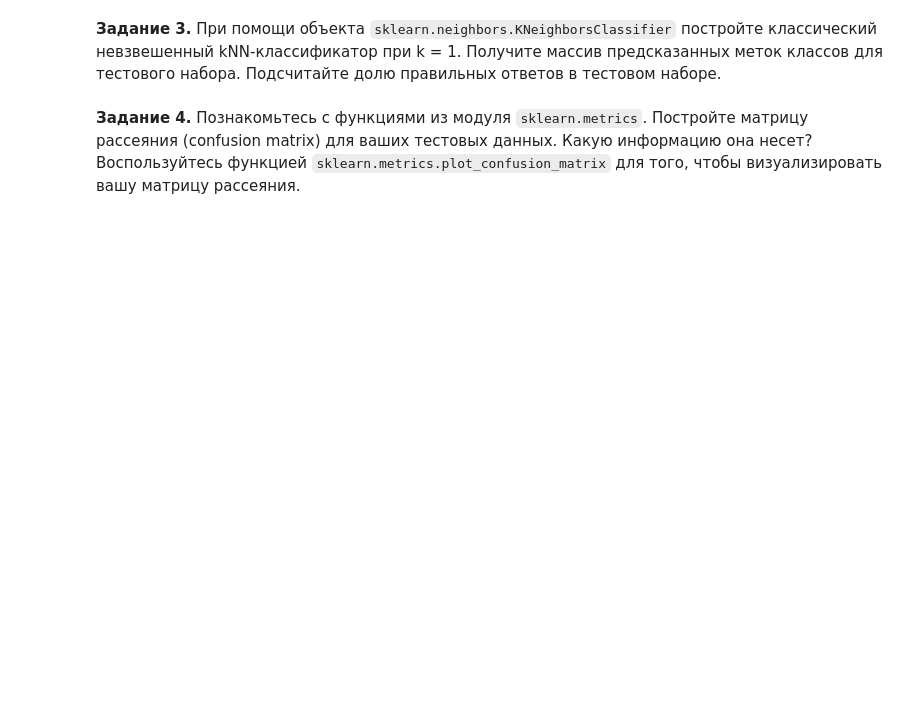
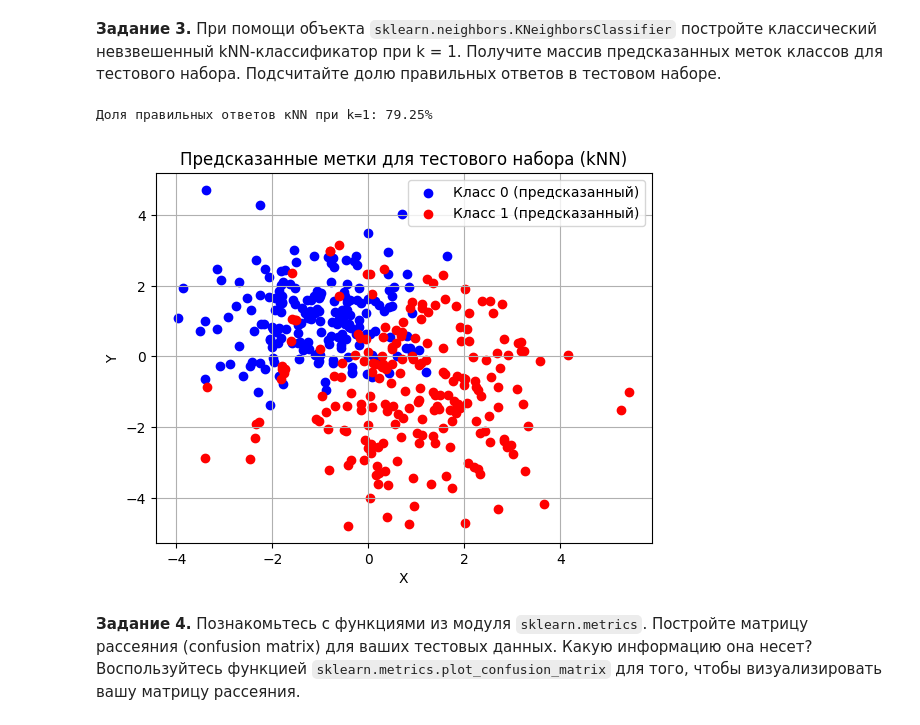
Before and after one commit to PavelPanchuk/AI_LABS, a Jupyter notebook: Lab3-kNN.ipynb, the cells around one changed output. Drawn from its saved outputs; the diff is of its cells as text; code cells hidden in the pictures; blank space fills up the shorter version.

```diff
--- a/Lab3-kNN.ipynb
+++ b/Lab3-kNN.ipynb
@@ -63,2 +152,34 @@
+# %%
+# Импортируем необходимые библиотеки
+from sklearn.neighbors import KNeighborsClassifier
+from sklearn.metrics import accuracy_score
+
+# Создаем kNN-классификатор с k=1
+knn = KNeighborsClassifier(n_neighbors=1)
+
+# Обучаем классификатор на обучающей выборке
+knn.fit(X_train, y_train)
+
+# Получение предсказанных меток для тестового набора
+y_pred = knn.predict(X_test)
+
+# Вычисление доли правильных ответов
+accuracy = accuracy_score(y_test, y_pred)
+
+# Вывод доли правильных ответов
+print(f'Доля правильных ответов кNN при k=1: {accuracy * 100:.2f}%')
+
+# Визуализация результатов классификации на тестовом наборе
+plt.scatter(X_test[y_pred == 0, 0], X_test[y_pred == 0, 1], c='blue', label='Класс 0 (предсказанный)')
+plt.scatter(X_test[y_pred == 1, 0], X_test[y_pred == 1, 1], c='red', label='Класс 1 (предсказанный)')
+plt.xlabel('X')
+plt.ylabel('Y')
+plt.title('Предсказанные метки для тестового набора (kNN)')
+plt.legend()
+plt.grid(True)
+plt.show()
+# %% [output]
+Доля правильных ответов кNN при k=1: 79.25%
+[figure, added]
 # %% [markdown]
 **Задание 4.** Познакомьтесь с функциями из модуля `sklearn.metrics`. Постройте матрицу рассеяния (confusion matrix) для ваших тестовых данных. Какую информацию она несет? Воспользуйтесь функцией `sklearn.metrics.plot_confusion_matrix` для того, чтобы визуализировать вашу матрицу рассеяния.
```
Also changed, not shown: parts of 20 cells of this notebook, 12 other files.
